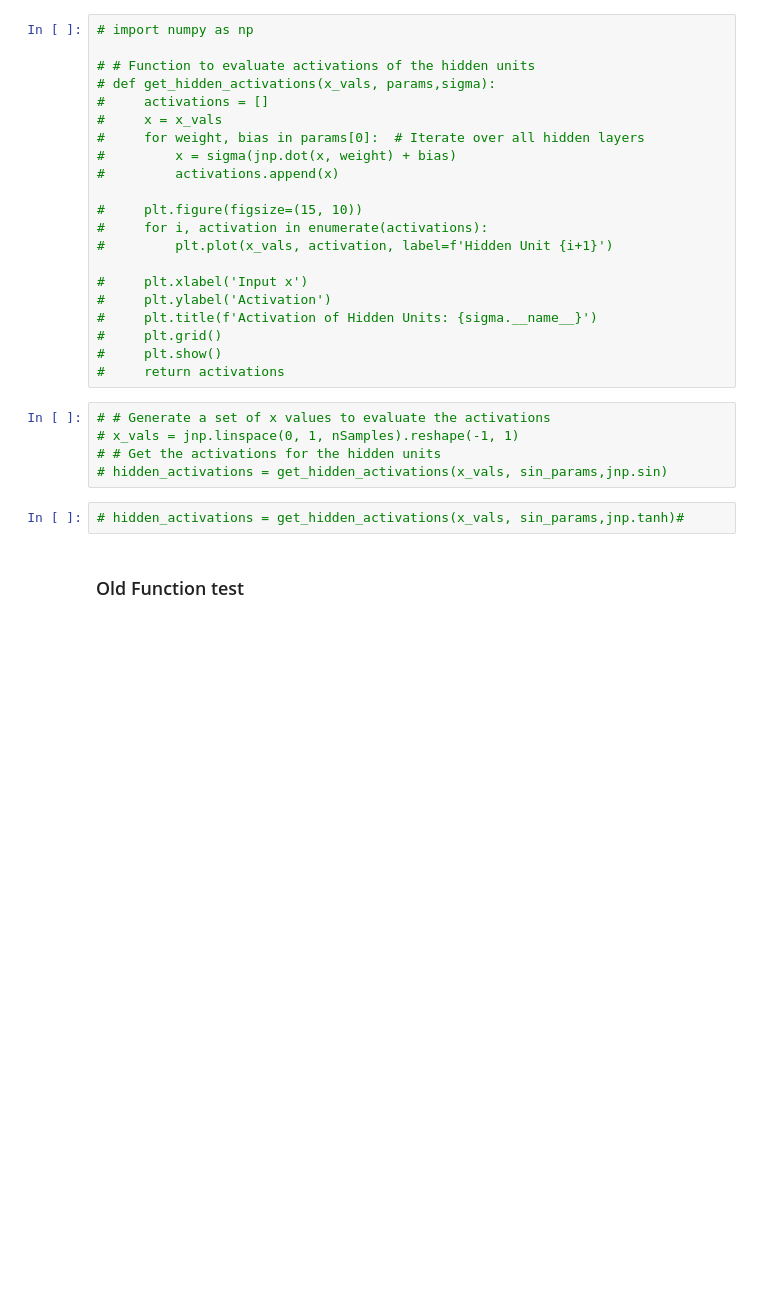
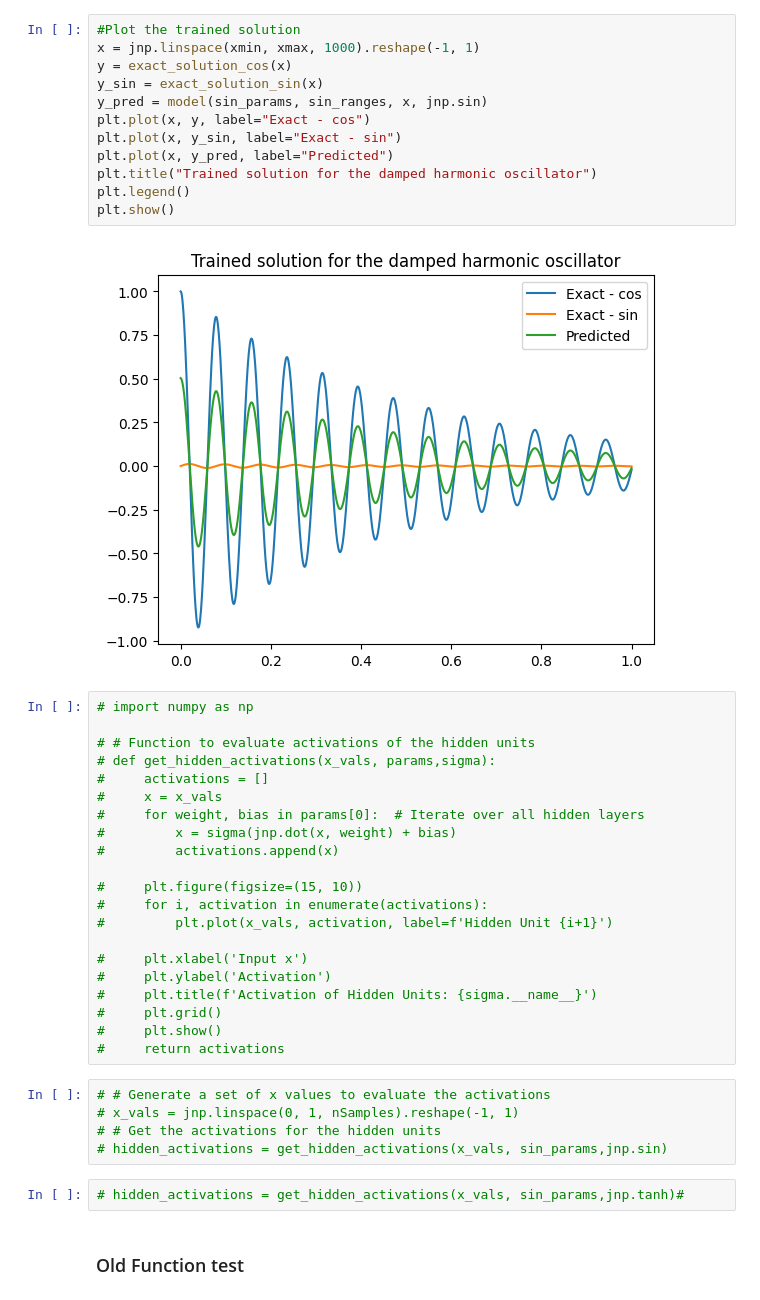
Before and after one commit to strathanderson/ELM-FBPINN, a Jupyter notebook: elmfbpinns/Basis_pre_training/FCN_basis_training.ipynb, the cells around one changed output. Saved outputs shown, nothing was run; the diff lists cells and outputs as text; blank space fills up the shorter version.

```diff
--- a/elmfbpinns/Basis_pre_training/FCN_basis_training.ipynb
+++ b/elmfbpinns/Basis_pre_training/FCN_basis_training.ipynb
@@ -256,3 +235,17 @@ Epoch 9000, Loss: 0.000018145
+# %%
+#Plot the trained solution
+x = jnp.linspace(xmin, xmax, 1000).reshape(-1, 1)
+y = exact_solution_cos(x)
+y_sin = exact_solution_sin(x)
+y_pred = model(sin_params, sin_ranges, x, jnp.sin)
+plt.plot(x, y, label="Exact - cos")
+plt.plot(x, y_sin, label="Exact - sin")
+plt.plot(x, y_pred, label="Predicted")
+plt.title("Trained solution for the damped harmonic oscillator")
+plt.legend()
+plt.show()
+# %% [output]
+[figure, added]
 # %%
 # import numpy as np
 
```
Also changed, not shown: parts of 27 cells of this notebook, 6 other files.
